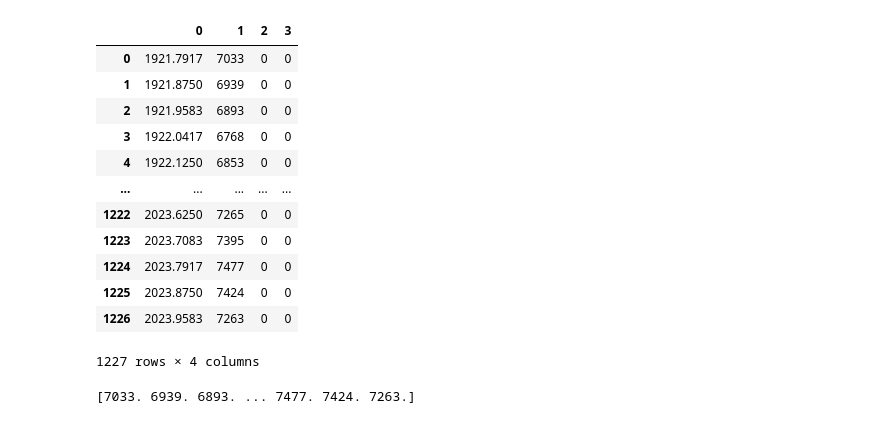
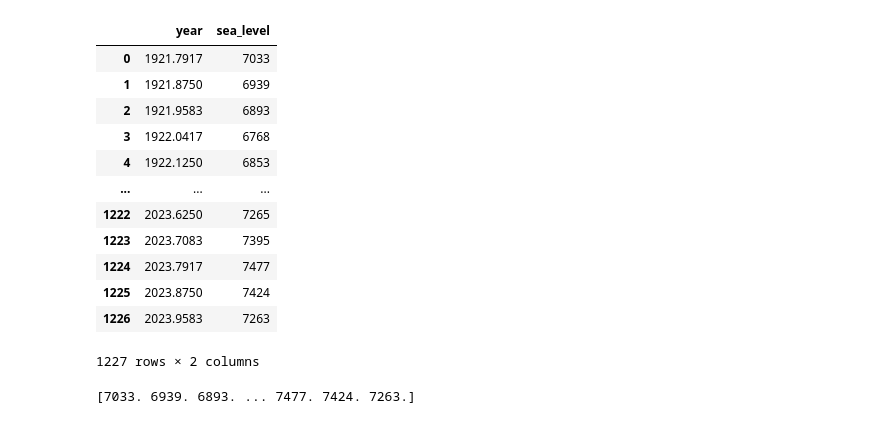
Before and after one commit to aarobel/PracticalCodingMath4EAS, a Jupyter notebook: submissions_ps5/ProblemSet5.ipynb, the cells around one changed output. Drawn from its saved outputs; the diff is of its cells as text; code cells hidden in the pictures.

```diff
--- a/submissions_ps5/ProblemSet5.ipynb
+++ b/submissions_ps5/ProblemSet5.ipynb
@@ -7,22 +7,22 @@ from datetime import datetime, timedelta
 # %%
 #1
 
-df = pd.read_csv("234.rlrdata", delimiter=';',header=None)
+df = pd.read_csv("charleston.csv", delimiter=',')
 df
 # %% [output]
-|  | 0 | 1 | 2 | 3 |
-| 0 | 1921.7917 | 7033 | 0 | 0 |
-| 1 | 1921.8750 | 6939 | 0 | 0 |
-| 2 | 1921.9583 | 6893 | 0 | 0 |
-| 3 | 1922.0417 | 6768 | 0 | 0 |
-| 4 | 1922.1250 | 6853 | 0 | 0 |
-| ... | ... | ... | ... | ... |
-| 1222 | 2023.6250 | 7265 | 0 | 0 |
-| 1223 | 2023.7083 | 7395 | 0 | 0 |
-| 1224 | 2023.7917 | 7477 | 0 | 0 |
-| 1225 | 2023.8750 | 7424 | 0 | 0 |
-| 1226 | 2023.9583 | 7263 | 0 | 0 |
+|  | year | sea_level |
+| 0 | 1921.7917 | 7033 |
+| 1 | 1921.8750 | 6939 |
+| 2 | 1921.9583 | 6893 |
+| 3 | 1922.0417 | 6768 |
+| 4 | 1922.1250 | 6853 |
+| ... | ... | ... |
+| 1222 | 2023.6250 | 7265 |
+| 1223 | 2023.7083 | 7395 |
+| 1224 | 2023.7917 | 7477 |
+| 1225 | 2023.8750 | 7424 |
+| 1226 | 2023.9583 | 7263 |
-1227 rows × 4 columns
+1227 rows × 2 columns
 # %%
 data = df.to_numpy()
 
```
Also changed, not shown: parts of 2 cells of this notebook, 10 other files.
